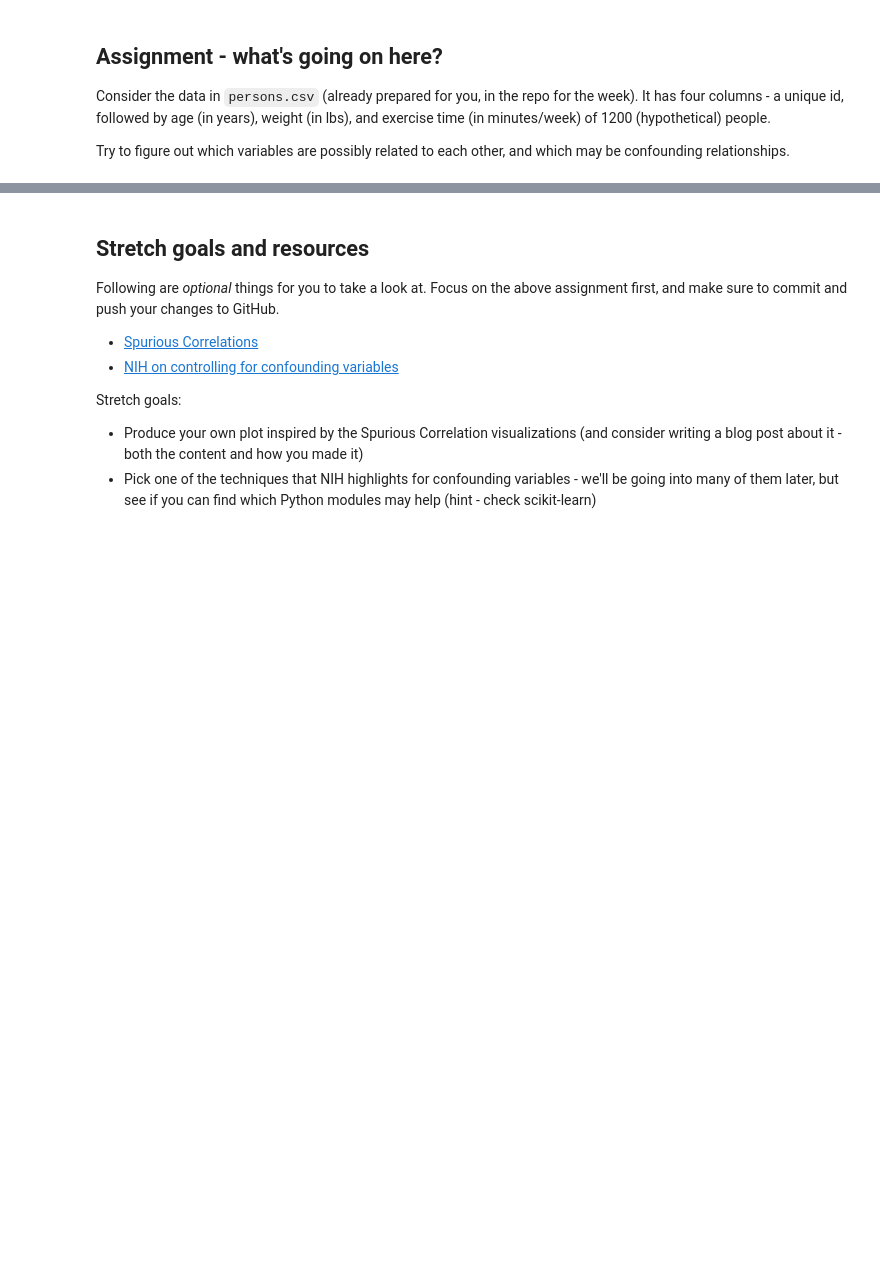
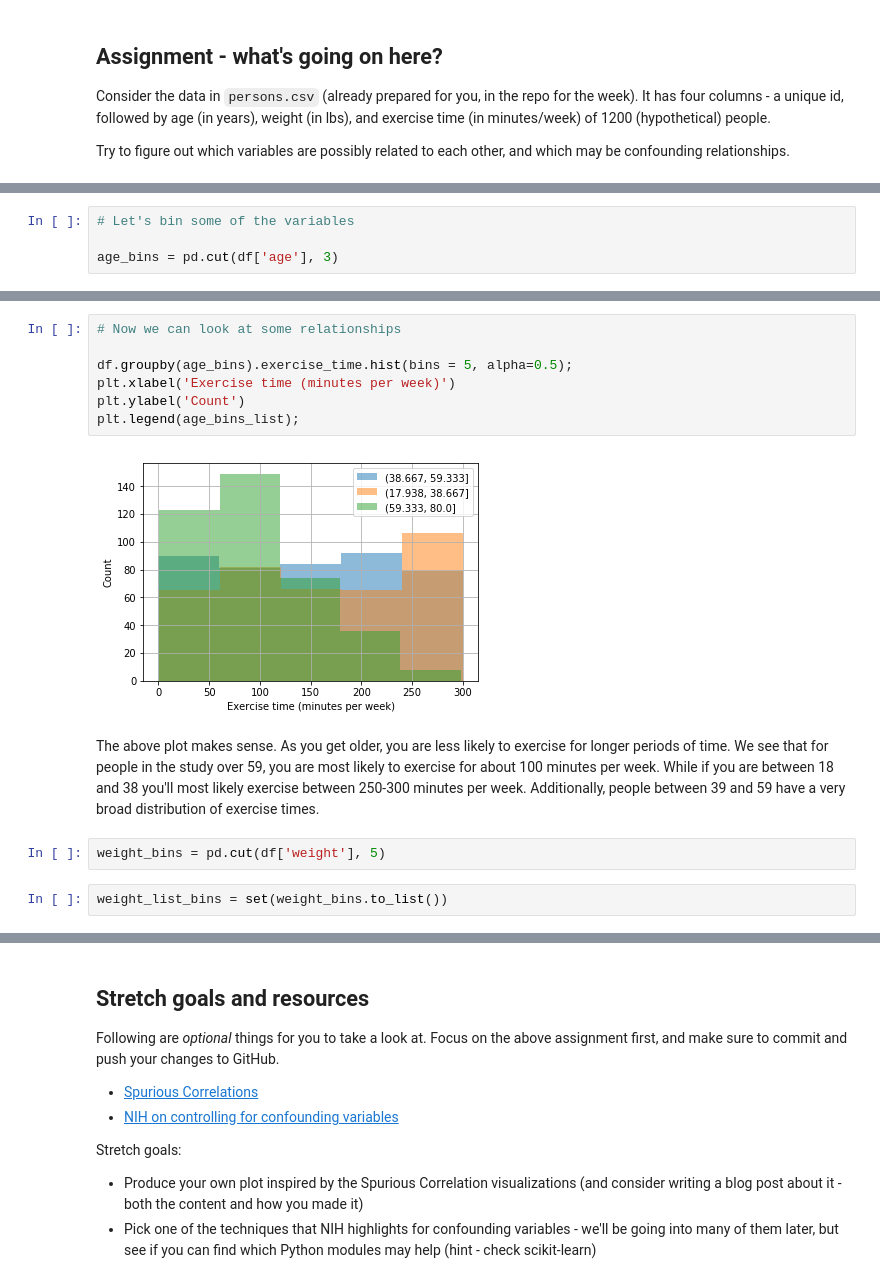
Before and after one commit to ngriggs/DS-Unit-1-Sprint-1-Dealing-With-Data, a Jupyter notebook: module3-databackedassertions/LS_DS_114_Making_Data_backed_Assertions.ipynb, the cells around one changed output, grey strips where cells are left out. Saved outputs shown, nothing was run; the diff lists cells and outputs as text; blank space fills up the shorter version.

```diff
--- a/module3-databackedassertions/LS_DS_114_Making_Data_backed_Assertions.ipynb
+++ b/module3-databackedassertions/LS_DS_114_Making_Data_backed_Assertions.ipynb
@@ -226,0 +430,4 @@ Try to figure out which variables are possibly related to each other, and which
+# %%
+# Let's bin some of the variables
+
+age_bins = pd.cut(df['age'], 3)
@@ -226,0 +457,15 @@ Try to figure out which variables are possibly related to each other, and which
+# %%
+# Now we can look at some relationships
+
+df.groupby(age_bins).exercise_time.hist(bins = 5, alpha=0.5);
+plt.xlabel('Exercise time (minutes per week)')
+plt.ylabel('Count')
+plt.legend(age_bins_list);
+# %% [output]
+[figure, added]
+# %% [markdown]
+The above plot makes sense. As you get older, you are less likely to exercise for longer periods of time. We see that for people in the study over 59, you are most likely to exercise for about 100 minutes per week. While if you are between 18 and 38 you'll most likely exercise between 250-300 minutes per week. Additionally, people between 39 and 59 have a very broad distribution of exercise times.
+# %%
+weight_bins = pd.cut(df['weight'], 5)
+# %%
+weight_list_bins = set(weight_bins.to_list())
```
Also changed, not shown: parts of 34 cells of this notebook.
